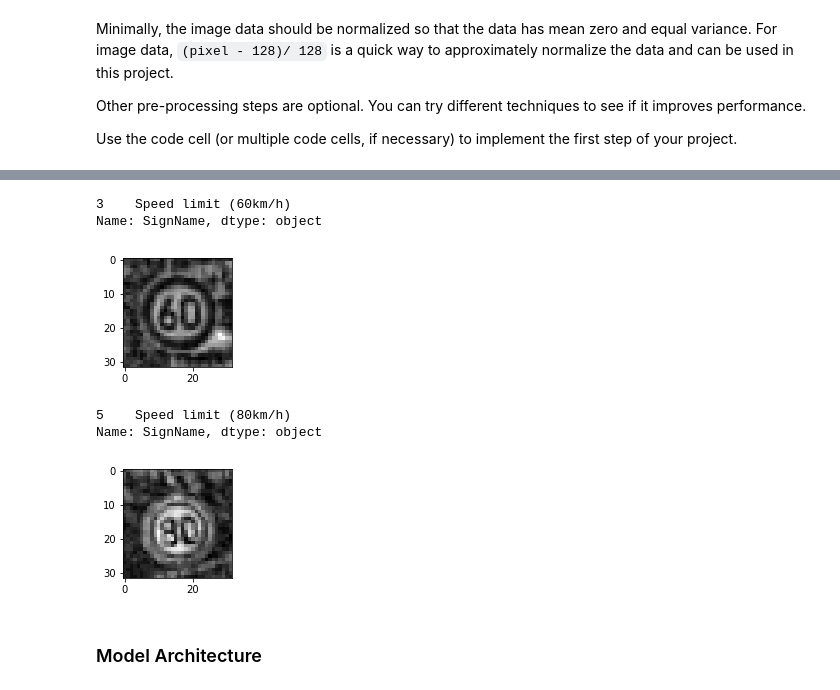
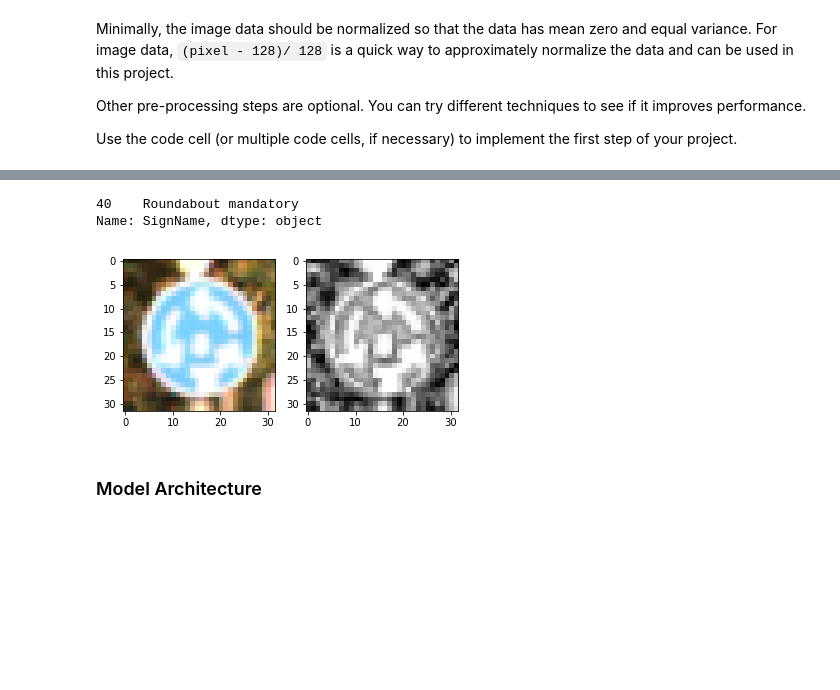
Before and after one commit to Dipanshu2424/udacity_CarND, a Jupyter notebook: CarND-Traffic-Sign-Classifier-Project/Traffic_Sign_Classifier.ipynb, the cells around one changed output, grey strips where cells are left out. Cells and saved outputs as stored; diff of their text form; code cells hidden in the pictures; blank space fills up the shorter version.

```diff
--- a/CarND-Traffic-Sign-Classifier-Project/Traffic_Sign_Classifier.ipynb
+++ b/CarND-Traffic-Sign-Classifier-Project/Traffic_Sign_Classifier.ipynb
@@ -213,12 +205,15 @@ X_test_g = rgb2gray(X_test_h).reshape(-1, 32, 32, 1)
 # %%
 # Show a random grayscale image
 index = random.randint(0, len(X_train_g))
 image = X_train_g[index].squeeze()
+orig = X_train[index].squeeze()
 
-plt.figure(figsize=(2,2))
+plt.subplot(1, 2, 1)
+plt.imshow(orig)
+plt.subplot(1, 2, 2)
 plt.imshow(image, cmap='gray')
 print(sign_names.SignName[sign_names.ClassId == y_train[index]])
 # %% [output]
-3    Speed limit (60km/h)
+40    Roundabout mandatory
 Name: SignName, dtype: object
-[figure, old version]
+[figure, new version]
@@ -230,14 +220,2 @@ X_test_n = X_test_g / 255.
-# %%
-# Show a random grayscale image
-index = random.randint(0, len(X_train_n))
-image = X_train_n[index].squeeze()
-
-plt.figure(figsize=(2,2))
-plt.imshow(image, cmap='gray')
-print(sign_names.SignName[sign_names.ClassId == y_train[index]])
-# %% [output]
-5    Speed limit (80km/h)
-Name: SignName, dtype: object
-[figure, removed]
 # %% [markdown]
 ### Model Architecture
```
Also changed, not shown: parts of 20 cells of this notebook, 15 other files.
